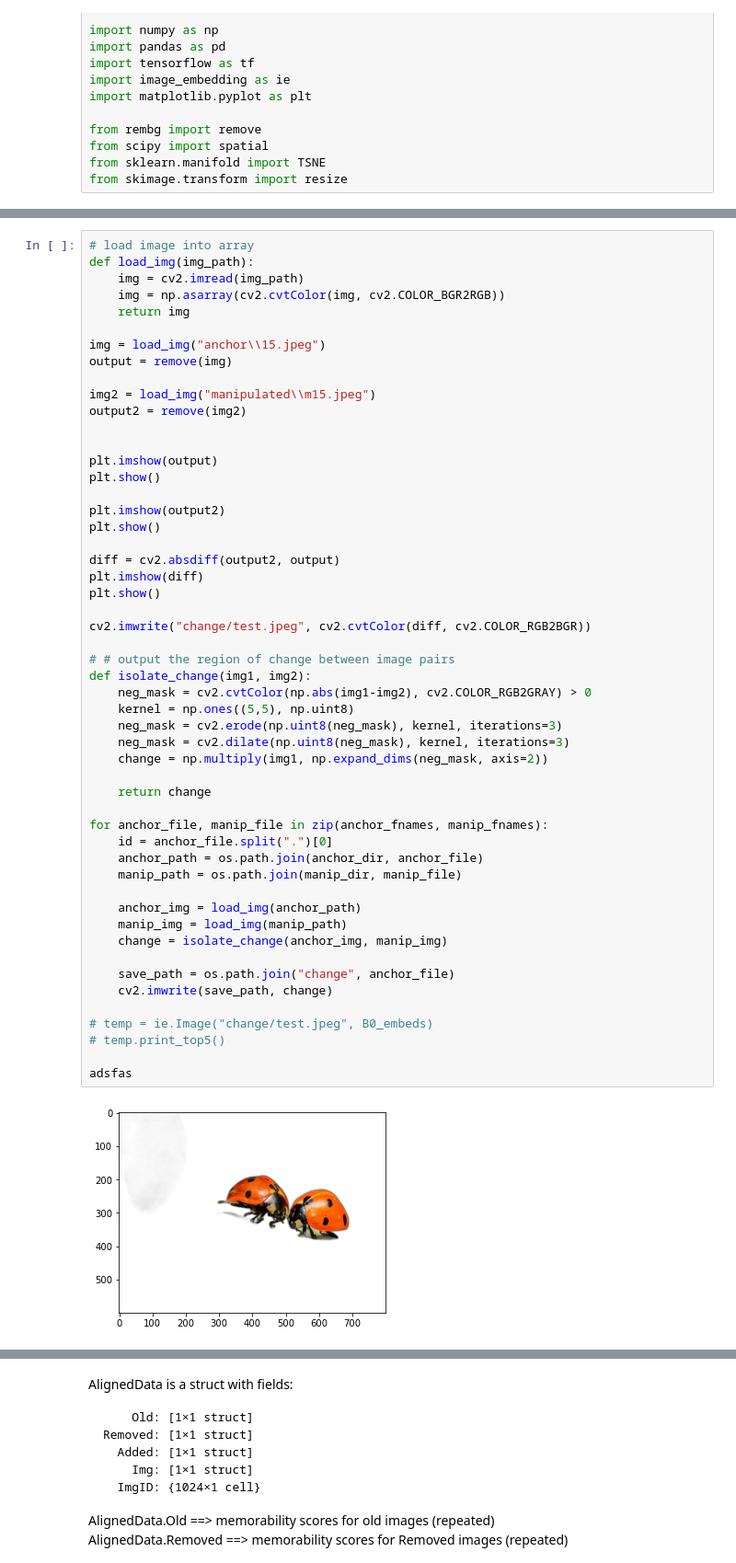
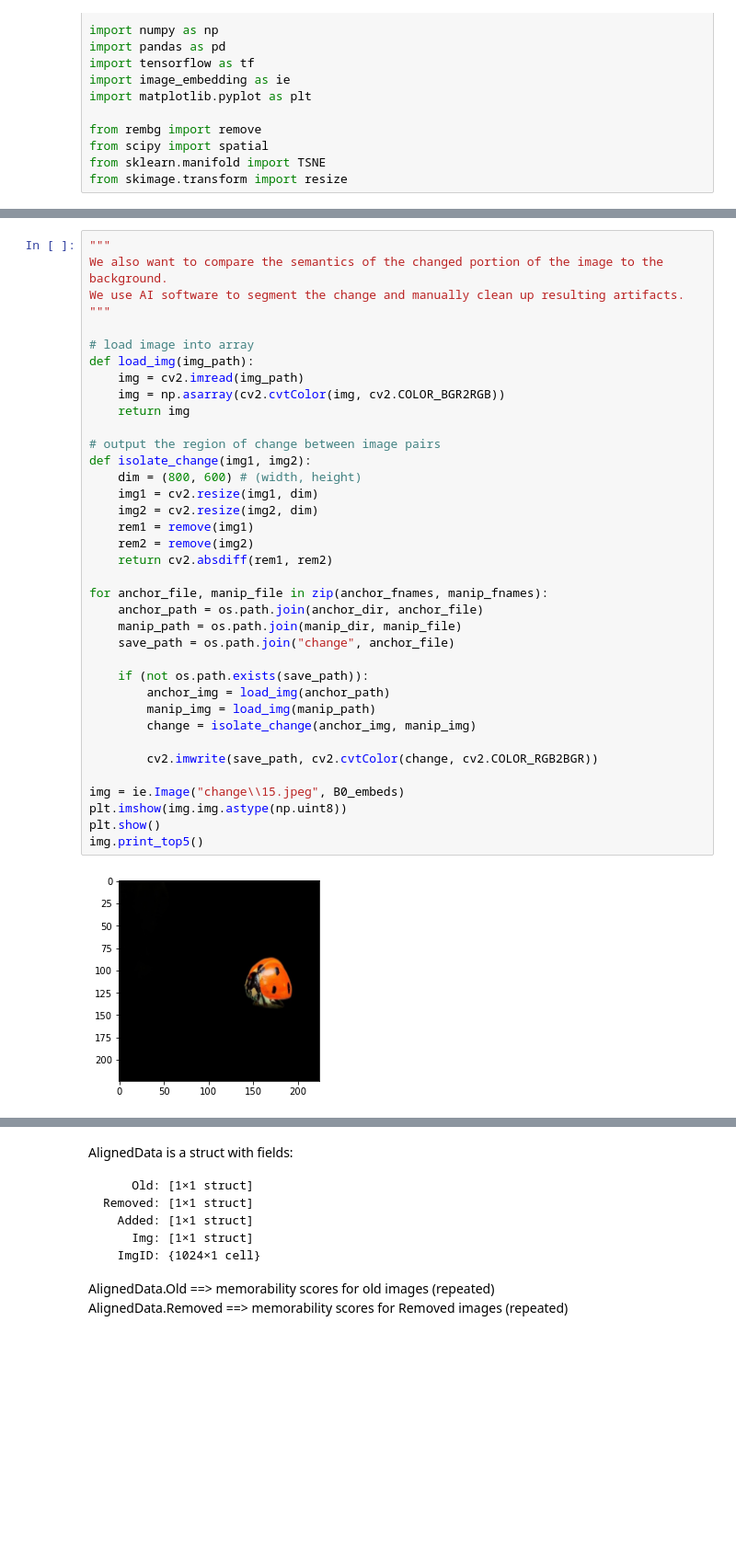
Before and after one commit to nathanwangai/change_detection_memorability, a Jupyter notebook: network_modeling.ipynb, the cells around one changed output, grey strips where cells are left out. Shown: that part at 92% size. Drawn from its saved outputs; the diff is of its cells as text; blank space fills up the shorter version.

```diff
--- a/network_modeling.ipynb
+++ b/network_modeling.ipynb
@@ -112,54 +114,39 @@ wreck: 3.25
 # %%
+"""
+We also want to compare the semantics of the changed portion of the image to the background.
+We use AI software to segment the change and manually clean up resulting artifacts.
+"""
+
 # load image into array
 def load_img(img_path):
     img = cv2.imread(img_path)
     img = np.asarray(cv2.cvtColor(img, cv2.COLOR_BGR2RGB))
     return img
 
-img = load_img("anchor\\15.jpeg")
-output = remove(img)
-
-img2 = load_img("manipulated\\m15.jpeg")
-output2 = remove(img2)
-
-
-plt.imshow(output)
-plt.show()
-
-plt.imshow(output2)
-plt.show()
-
-diff = cv2.absdiff(output2, output)
-plt.imshow(diff)
-plt.show()
-
-cv2.imwrite("change/test.jpeg", cv2.cvtColor(diff, cv2.COLOR_RGB2BGR))
-
-# # output the region of change between image pairs
+# output the region of change between image pairs
 def isolate_change(img1, img2):
-    neg_mask = cv2.cvtColor(np.abs(img1-img2), cv2.COLOR_RGB2GRAY) > 0
-    kernel = np.ones((5,5), np.uint8)
-    neg_mask = cv2.erode(np.uint8(neg_mask), kernel, iterations=3)
-    neg_mask = cv2.dilate(np.uint8(neg_mask), kernel, iterations=3)
-    change = np.multiply(img1, np.expand_dims(neg_mask, axis=2))
-
-    return change
+    dim = (800, 600) # (width, height)
+    img1 = cv2.resize(img1, dim)
+    img2 = cv2.resize(img2, dim)
+    rem1 = remove(img1)
+    rem2 = remove(img2)
+    return cv2.absdiff(rem1, rem2)
 
 for anchor_file, manip_file in zip(anchor_fnames, manip_fnames):
-    id = anchor_file.split(".")[0]
     anchor_path = os.path.join(anchor_dir, anchor_file)
     manip_path = os.path.join(manip_dir, manip_file)
+    save_path = os.path.join("change", anchor_file)
 
-    anchor_img = load_img(anchor_path)
-    manip_img = load_img(manip_path)
-    change = isolate_change(anchor_img, manip_img)
+    if (not os.path.exists(save_path)):
+        anchor_img = load_img(anchor_path)
+        manip_img = load_img(manip_path)
+        change = isolate_change(anchor_img, manip_img)
 
-    save_path = os.path.join("change", anchor_file)
-    cv2.imwrite(save_path, change)
+        cv2.imwrite(save_path, cv2.cvtColor(change, cv2.COLOR_RGB2BGR))
 
-# temp = ie.Image("change/test.jpeg", B0_embeds)
-# temp.print_top5()
-
-adsfas
+img = ie.Image("change\\15.jpeg", B0_embeds)
+plt.imshow(img.img.astype(np.uint8))
+plt.show()
+img.print_top5()
 # %% [output]
-[figure, old version]
+[figure, new version]
```
Also changed, not shown: parts of 7 cells of this notebook, 6 other files.
